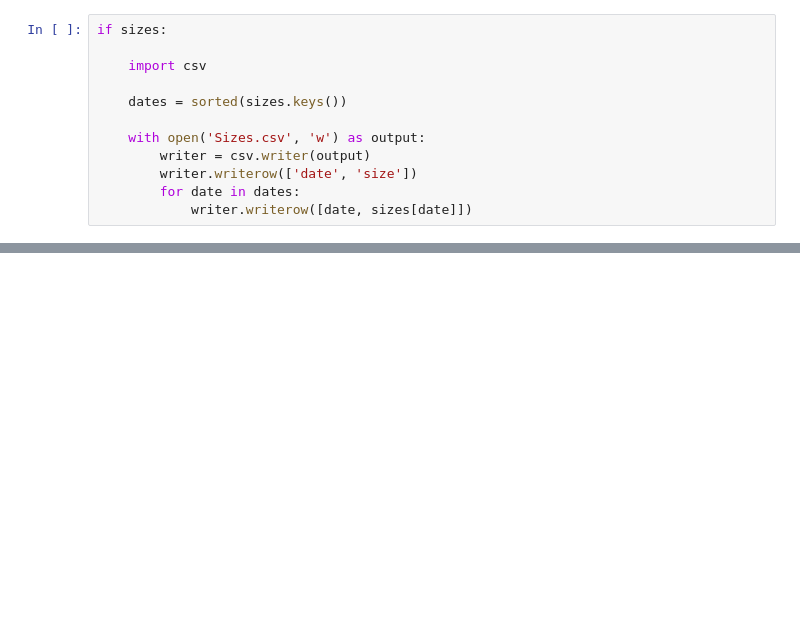
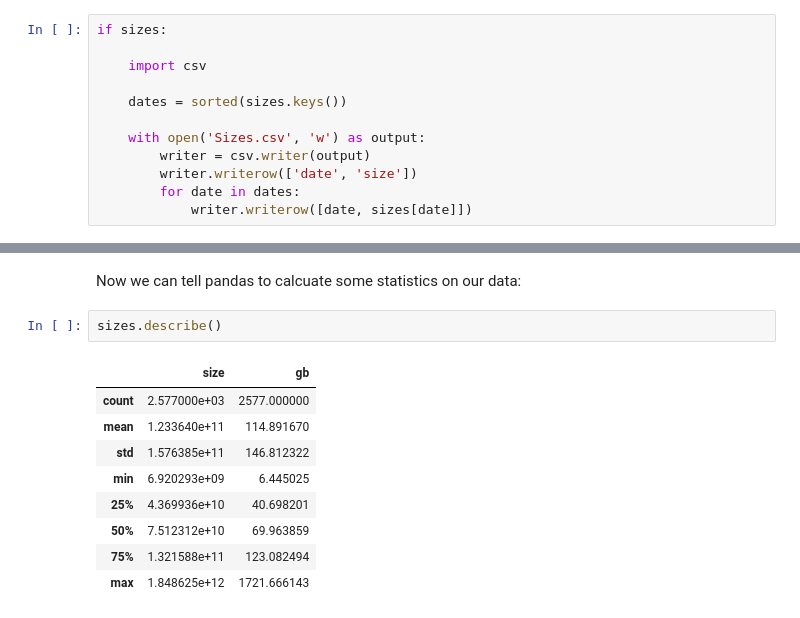
Before and after one commit to edsu/spn, a Jupyter notebook: Sizes.ipynb, the cells around one changed output, grey strips where cells are left out. Cells and saved outputs as stored; diff of their text form; blank space fills up the shorter version.

```diff
--- a/Sizes.ipynb
+++ b/Sizes.ipynb
@@ -70,0 +173,14 @@ if sizes:
+# %% [markdown]
+Now we can tell pandas to calcuate some statistics on our data:
+# %%
+sizes.describe()
+# %% [output]
+|  | size | gb |
+| count | 2.577000e+03 | 2577.000000 |
+| mean | 1.233640e+11 | 114.891670 |
+| std | 1.576385e+11 | 146.812322 |
+| min | 6.920293e+09 | 6.445025 |
+| 25% | 4.369936e+10 | 40.698201 |
+| 50% | 7.512312e+10 | 69.963859 |
+| 75% | 1.321588e+11 | 123.082494 |
+| max | 1.848625e+12 | 1721.666143 |
```
Also changed, not shown: parts of 33 cells of this notebook, 2 other files.
